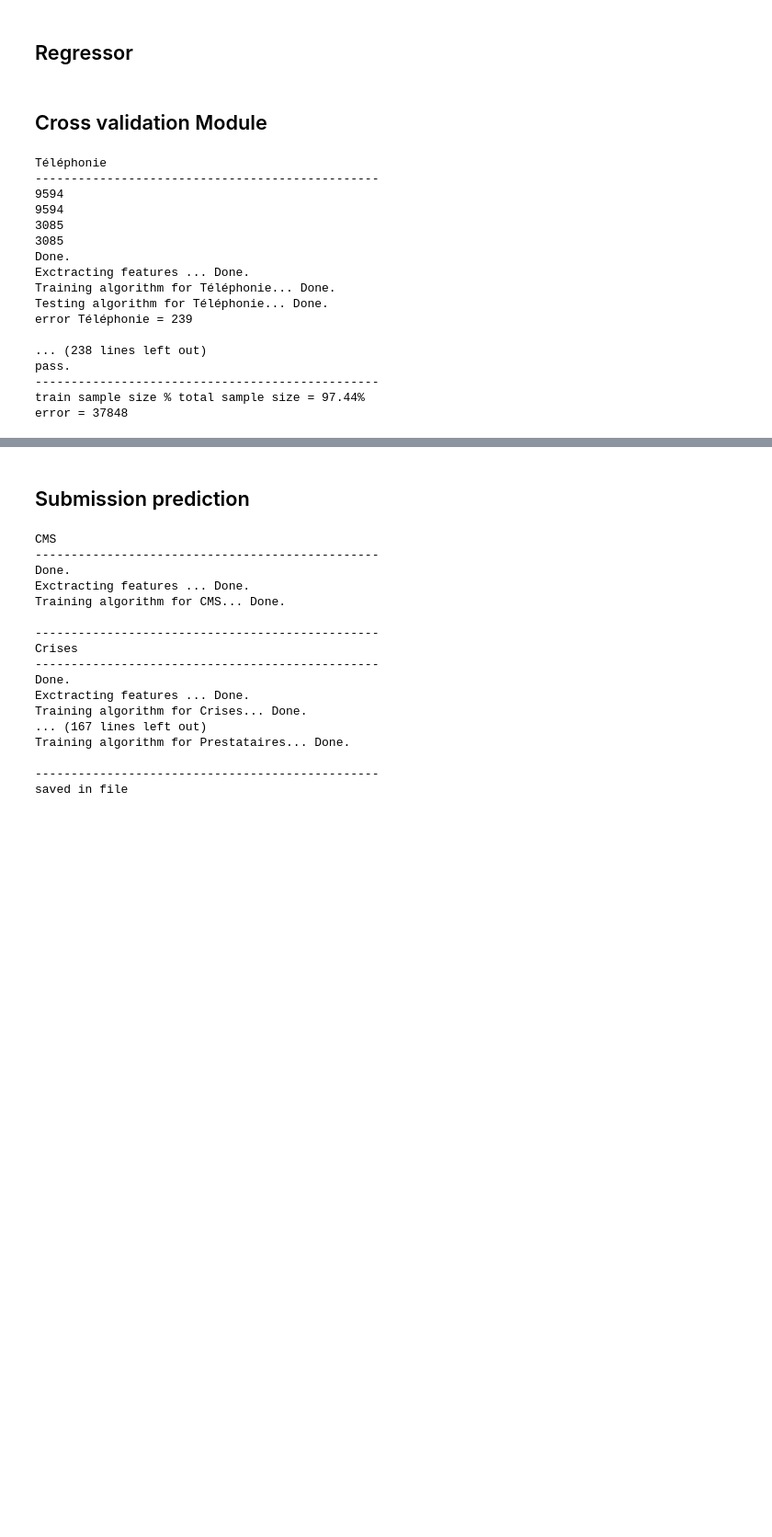
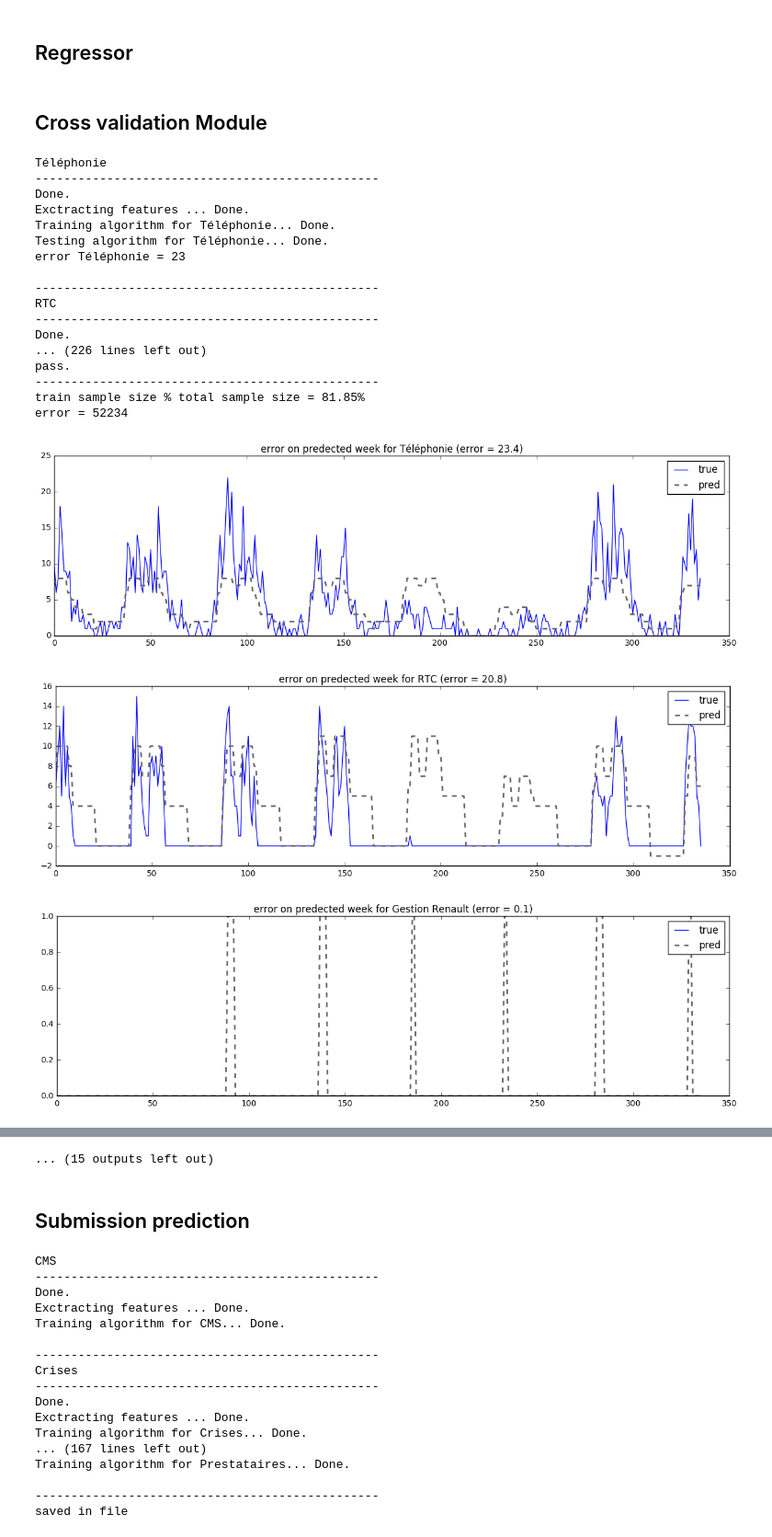
Before and after one commit to GRichard513/AxaChallenge, a Jupyter notebook: Projet_Axa_Antoine.ipynb, the cells around one changed output, grey strips where cells are left out. Shown at 92% size. Cells and saved outputs as stored; diff of their text form; code cells hidden in the pictures; blank space fills up the shorter version.

Commit message:
affichage graphique erreur et V-Fold validation aléatoire adapté série chronologique

```diff
--- a/Projet_Axa_Antoine.ipynb
+++ b/Projet_Axa_Antoine.ipynb
@@ -20,7 +25,7 @@ from dateutil import relativedelta
 ## Loading data
 # %%
 # loading the train data
-data = pd.read_csv('data/train.csv', sep=";", parse_dates=['DATE'], index_col = ['DATE'], nrows = 10e6)
+data = pd.read_csv('data/train.csv', sep=";", parse_dates=['DATE'], index_col = ['DATE'], nrows = 10e5)
 data['DATE'] = data.index
 # data.head()
 
@@ -39,6 +44,7 @@ def splitDatetime(data) :
     data['day'] = datatime.day
     data['hour'] = datatime.hour
     data['min'] = datatime.minute
+    data['dayweek'] = datatime.weekday
     data['workingday'] = (datatime.weekday < 6).astype(int)
     return data
 
@@ -96,0 +115,11 @@ train data range : 11 months and 30 days
+# %%
+s = np.random.uniform(X_train.shape[0]/2,X_train.shape[0],1).astype(int)
+X_train.drop(X_train.index[s:], inplace=True)
+
+date_min = X_train.index.min()
+date_max = X_train.index.max()
+X_train_range = relativedelta.relativedelta(date_max, date_min)
+
+print('train data first date : %s' %date_min)
+print('train data last date  : %s' %date_max)
+print('train data range : %s months and %s days\n' %(X_train_range.months,X_train_range.days))
@@ -123,0 +146,11 @@ print('train data range : %s months and %s days\n' %(X_train_range.months,X_trai
+# %%
+X_train = X_train.truncate(after=date_min_test)
+y_df = y_df.truncate(after=date_min_test)
+
+date_min = X_train.index.min()
+date_max = X_train.index.max()
+X_train_range = relativedelta.relativedelta(date_max, date_min)
+
+print('train data first date : %s' %date_min)
+print('train data last date  : %s' %date_max)
+print('train data range : %s months and %s days\n' %(X_train_range.months,X_train_range.days))
@@ -274,9 +311,9 @@ def train_test_model_clf(X_df, y_df, skf_is, FeatureExtractor, Regressor, GS):
             y_test_df = y_df.iloc[test_is].copy()
 
 
-            if cat in ['Tech. Axa','Téléphonie','CAT']:
-                X_train_df = X_train_df.last('3m')
-                y_train_df = y_train_df.last('3m')
+            if cat in ['Téléphonie']: #Tech. Axa','CAT'
+                X_train_df = X_train_df.last('12m')
+                y_train_df = y_train_df.last('12m')
 
             # casual/registered definition
             y_train_reg[cat] = y_train_df[cat].values
@@ -311,43 +348,50 @@ def train_test_model_clf(X_df, y_df, skf_is, FeatureExtractor, Regressor, GS):
             y_pred_reg[cat] = np.round(reg[cat].predict(X_test_array_reg),0)
             error_tmp = ef.linex_loss(y_pred_reg[cat], y_test_reg[cat])
             error += error_tmp
 
             print("Done.")
             print('error %s = %.0f' %(cat.decode('utf-8'),error_tmp))
+
+            # plot figure for predicted week
+            fig = plt.figure(figsize=[15,4])
+            plt.plot(y_test_reg[cat])
+            plt.plot(y_pred_reg[cat], linestyle = 'dashed', color=gray_light, linewidth=2)
+            plt.title('error on predected week for %s (error = %.1f)' %(cat.decode('utf-8'),error_tmp))
+            plt.legend(['true','pred'])
+
             print('\n------------------------------------------------')
         else:
             print("pass.")
             print('------------------------------------------------')
     k = X_train_df.shape[0]+X_test_df.shape[0]
     l = X_train_df.shape[0]
     print('train sample size %% total sample size = %.2f%%' %(100*float(l)/k))
     print('error = %.0f' %(error))
 
-#skf = ShuffleSplit(n_splits=2)
-#skf_is = list(skf.split(X_train))[0]
+
 a = X_train.shape[0]
 b = X_train_CV.shape[0]
-#print(skf_is)
-#prop = 0.9
 skf_is = ([np.arange(a-b).astype(int),np.arange(a-b,a).astype(int)])
-#print(skf_is)
 
 train_test_model_clf(X_train, y_df, skf_is, FeatureExtractor, Regressor, False)
 # %% [output]
 Téléphonie
 ------------------------------------------------
-9594
-9594
-3085
-3085
 Done.
 Exctracting features ... Done.
 Training algorithm for Téléphonie... Done.
 Testing algorithm for Téléphonie... Done.
-error Téléphonie = 239
+error Téléphonie = 23
 
-... (238 lines left out)
+------------------------------------------------
+RTC
+------------------------------------------------
+Done.
+... (226 lines left out)
 pass.
 ------------------------------------------------
-train sample size % total sample size = 97.44%
-error = 37848
+train sample size % total sample size = 81.85%
+error = 52234
+[figure, added]
+[figure, added]
+[figure, added]
@@ -354,3 +406,4 @@ error = 37848
+... (15 outputs left out)
 # %% [markdown]
 ## Submission prediction
 # %%
```
Also changed, not shown: parts of 9 cells of this notebook.
